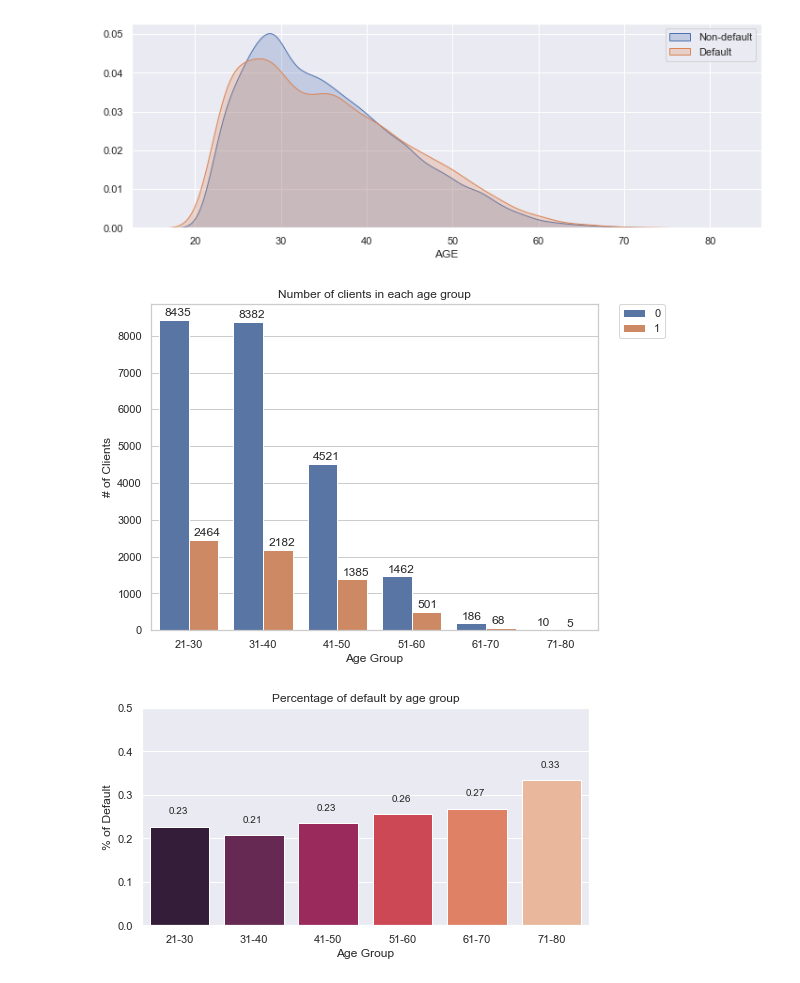
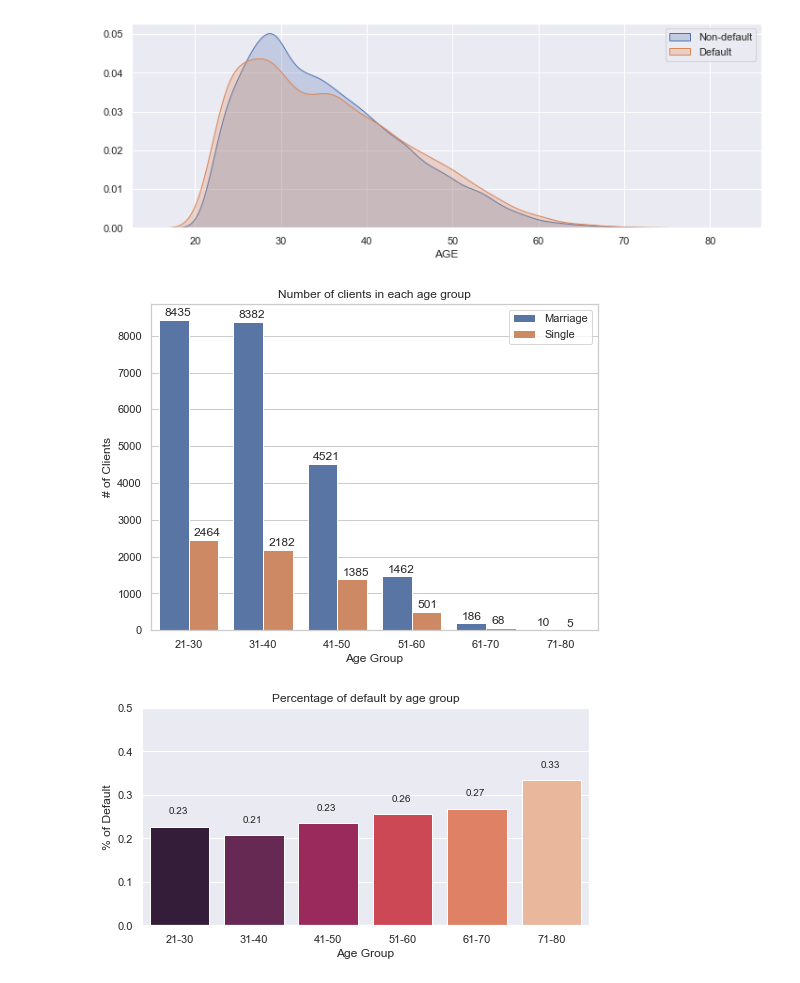
Before and after one commit to Shawn-Lian/5291-Final-Project, a Jupyter notebook: 5291Project_plot.ipynb, the cells around one changed output. Saved outputs shown, nothing was run; the diff lists cells and outputs as text; code cells hidden in the pictures.

```diff
--- a/5291Project_plot.ipynb
+++ b/5291Project_plot.ipynb
@@ -221,8 +221,11 @@ Also holds for spliting the data into default payment and non-default payment.
 plt.figure(figsize=(12,6))
 plt.subplot(1,2,1)
 df_def['SEX'].value_counts().plot.pie()
+labels = [r'Marriage', r'Single']
+plt.legend(labels, loc="best")
 plt.title('Gender Percentage of default payment')
 plt.subplot(1,2,2)
 df_nondef['SEX'].value_counts().plot.pie()
+plt.legend(labels, loc="best")
 plt.title('Gender Percentage of Non-default payments');
 # %% [output]
@@ -322,15 +328,16 @@ plt.show()
 # %%
 sns.set_style("whitegrid")
 plt.figure(figsize=(8,6))
 ax=sns.countplot(data=df, x='AGE_BIN', hue='default_next_month');
-plt.legend(bbox_to_anchor=(1.15, 1), borderaxespad=0);
+labels2 = [r'Default',r'Non-default']
+plt.legend(labels, loc="best")
 plt.xlabel("Age Group", fontsize= 12)
 plt.ylabel("# of Clients", fontsize= 12)
 for p in ax.patches:
     ax.annotate((p.get_height()), (p.get_x()+0.075, p.get_height()+100))
 plt.title("Number of clients in each age group");
 # %% [output]
-[figure, old version]
+[figure, new version]
 # %%
 plt.figure(figsize=(8,4))
 sns.set(font_scale=1)
```
Also changed, not shown: parts of 2 cells of this notebook.
